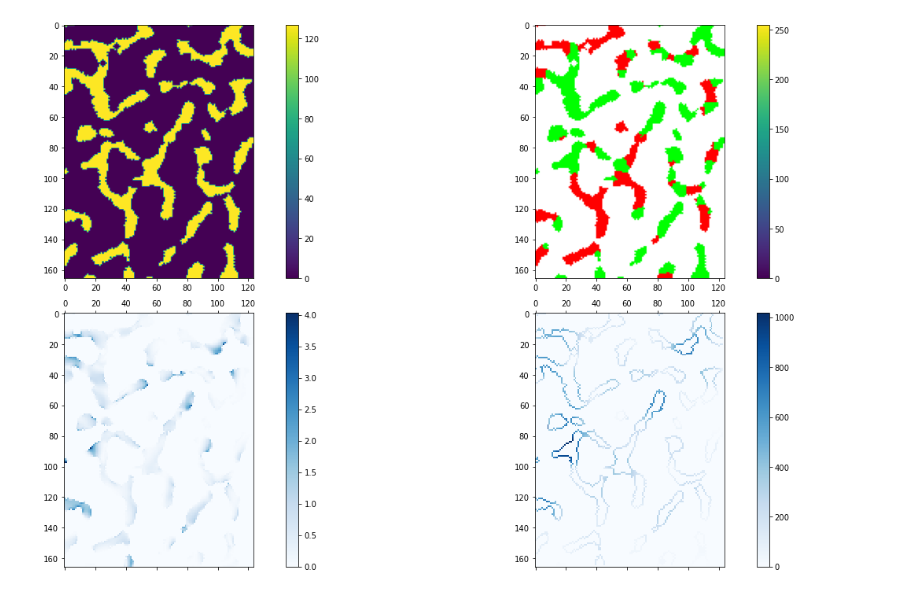
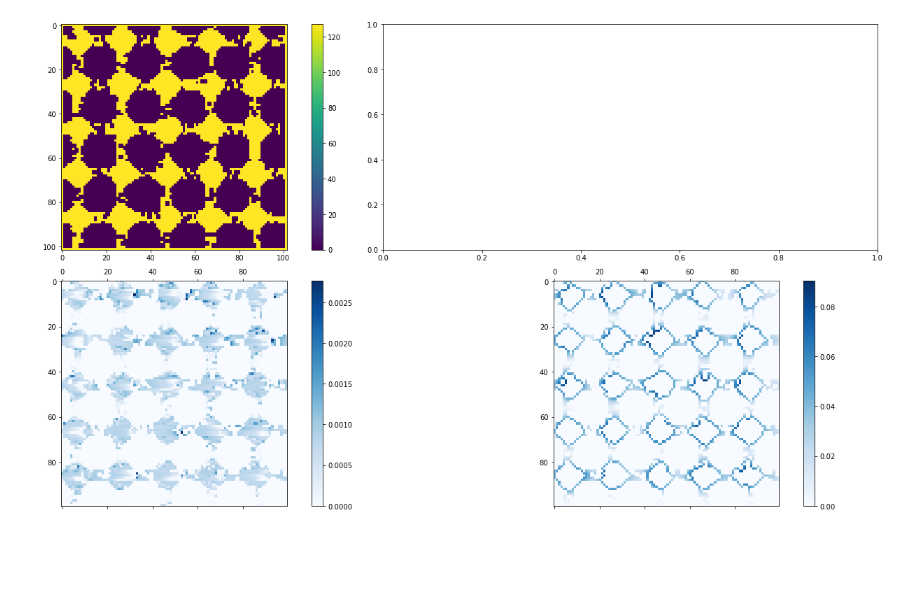
Before and after one commit to atdinescu/py_scripts, a Jupyter notebook: bone_remodeling_results.ipynb, the cells around one changed output. Drawn from its saved outputs; the diff is of its cells as text; code cells hidden in the pictures; blank space fills up the shorter version.

```diff
--- a/bone_remodeling_results.ipynb
+++ b/bone_remodeling_results.ipynb
@@ -5,16 +5,18 @@ import matplotlib.pyplot as plt
 import math
 # %%
 def open_sed(filename, filetype, dimX, dimY, dimZ):
-    fd = open(filename, 'rb')
-    if filetype == 'raw':
+    fd = open(filename + filetype, 'rb')
+    if filetype == '.raw':
         f = np.fromfile(fd, dtype=np.uint8)
-    elif filetype == 'sed' or filetype == 'sumsed':
+        im = f.reshape((dimZ, dimY, dimX))
+       # print(im[86,1,:])
+        slice = im[86,:,:]
+    elif filetype == '.sed' or filetype == '.sumsed':
         f = np.fromfile(fd, dtype=np.float64, sep=' ')
-    im = f.reshape((dimZ, dimY, dimX))
+        im = f.reshape((dimZ, dimY, dimX))
+       # print(im[88,1,:])
+        slice = im[88,:,:]
+
     fd.close()
 
-    print(im[:,0,0])
-
-    slice = im[69,:,:]
-
     return slice
@@ -53,3 +23,8 @@ im_sumsed = open_sed(file_sumsed,'sumsed',124,166,74)
+# %%
+file = 'F:\Visual Studio Programs\ITS-Wholebone-microCT-Bone Remodeling\TEST_33UM_5_VOXEL_8_5'
+im_slice = open_sed(file,'.raw',102,102,102)
+im_sed = open_sed(file,'.sed',100,100,100)
+im_sumsed = open_sed(file,'.sumsed',100,100,100)
 # %%
 # To Do: Label each subplot
 
@@ -57,38 +32,41 @@ from matplotlib.colors import from_levels_and_colors
 
 # plot colormap of SED value for slice above
 plt.rcParams['figure.figsize'] = [20,10]
 fig, ax = plt.subplots(2,2)
 
 im0 = ax[0,0].imshow(im_slice[:,:])
 fig.colorbar(im0, ax=ax[0,0])
 
 # define color map
+#color_map = {0: np.array([255, 255, 255]),     # white
+#             1: np.array([255, 0, 0]), # red
+#             2: np.array([0, 255, 0])} # green
 color_map = {0: np.array([255, 255, 255]),     # white
              1: np.array([255, 0, 0]), # red
-             2: np.array([0, 255, 0])} # green
+             2: np.array([0, 0, 255])} # blue
 
 # make a 3d numpy array that has a color channel dimension
-data_3d = np.ndarray(shape=(im_PRslice.shape[0], im_PRslice.shape[1], 3), dtype=int)
+#data_3d = np.ndarray(shape=(im_PRslice.shape[0], im_PRslice.shape[1], 3), dtype=int)
 
-for i in range(0, im_PRslice.shape[0]):
-    for j in range(0, im_PRslice.shape[1]):
-        data_3d[i][j] = color_map[im_PRslice[i][j]]
+#for i in range(0, im_PRslice.shape[0]):
+#    for j in range(0, im_PRslice.shape[1]):
+#        data_3d[i][j] = color_map[im_PRslice[i][j]]
 
-im1 = ax[0,1].imshow(data_3d)
-fig.colorbar(im1, ax=ax[0,1])
+#im1 = ax[0,1].imshow(data_3d)
+#fig.colorbar(im1, ax=ax[0,1])
 
 im2 = ax[1,0].matshow(im_sed[:,:], cmap=plt.cm.Blues)
 fig.colorbar(im2, ax=ax[1,0])
 
 im3 = ax[1,1].matshow(im_sumsed[:,:], cmap=plt.cm.Blues)
 fig.colorbar(im3, ax=ax[1,1])
 
 plt.tight_layout(h_pad=1)
 
 # Write text overlaid with colormap
 # for i in range(dimX):
 #    for j in range(dimY):
 #        c = im2d_sed[j,i]
 #        ax.text(i,j,str(c),va='center',ha='center')
 # %% [output]
-[figure, old version]
+[figure, new version]
```
Also changed, not shown: parts of 14 cells of this notebook.
